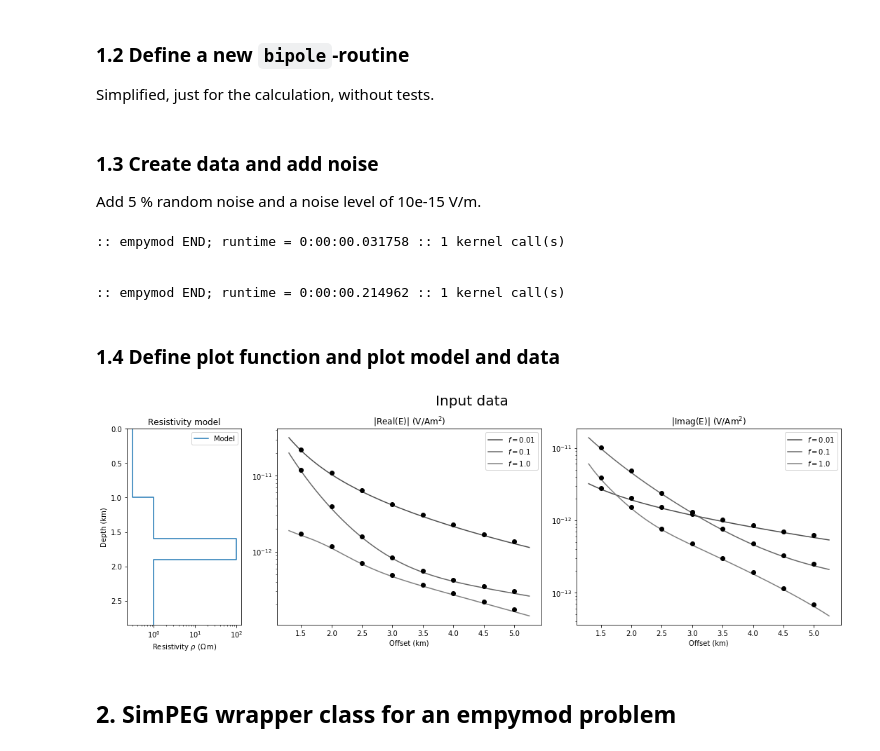
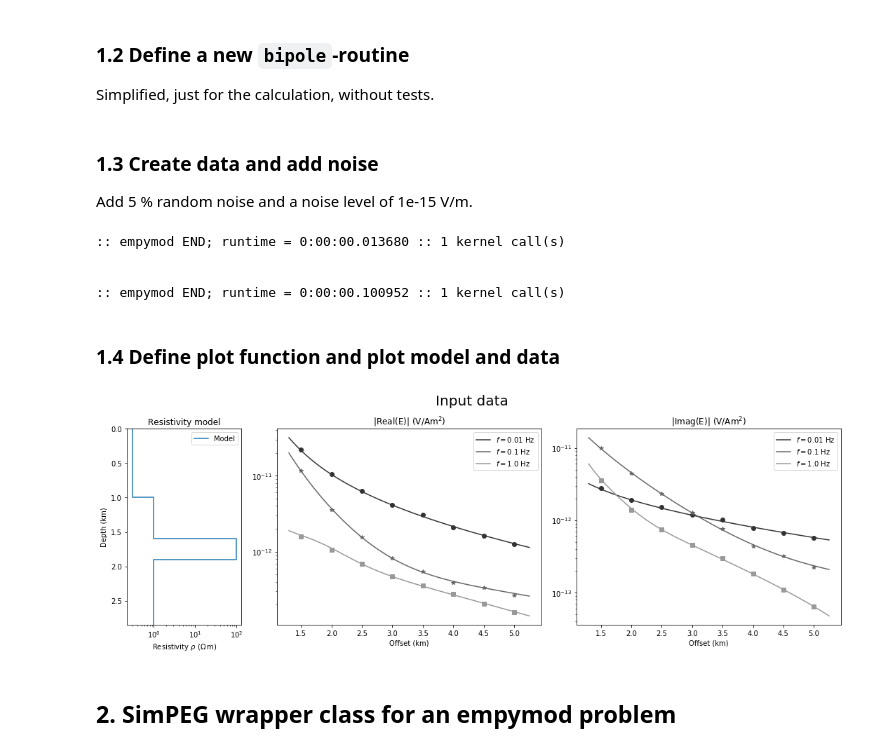
Before and after one commit to opengeophysics/scratchpad, a Jupyter notebook: SecondTest.ipynb, the cells around one changed output. Cells and saved outputs as stored; diff of their text form; code cells hidden in the pictures.

```diff
--- a/SecondTest.ipynb
+++ b/SecondTest.ipynb
@@ -186,14 +186,14 @@ def bipole(src, rec, depth, freq, etaH, etaV, zetaH, zetaV, msrc, srcpts, mrec,
 # %% [markdown]
 ### 1.3 Create data and add noise
 
-Add 5 % random noise and a noise level of 10e-15 V/m.
+Add 5 % random noise and a noise level of 1e-15 V/m.
 # %%
 # Data
 data = empymod.bipole(src, rec, depth, res, freq)
 
 # Generate noise
-mask = 5e-2*(1.5 - np.random.random_sample(data.shape))
-maskn = 1e-15*(1.5 - np.random.random_sample(data.shape))
+mask = 1e-1*(0.5 - np.random.random_sample(data.shape))
+maskn = 1e-15*(0.5 - np.random.random_sample(data.shape))
 
 # Apply noise
 data = data*(1 + mask) + maskn
@@ -207,10 +207,10 @@ if len(freq) == 1:
     data = data[None, :]
     full = full[None, :]
 # %% [output]
-:: empymod END; runtime = 0:00:00.031758 :: 1 kernel call(s)
+:: empymod END; runtime = 0:00:00.013680 :: 1 kernel call(s)
 
 
-:: empymod END; runtime = 0:00:00.214962 :: 1 kernel call(s)
+:: empymod END; runtime = 0:00:00.100952 :: 1 kernel call(s)
 # %% [markdown]
 ### 1.4 Define plot function and plot model and data
 # %%
@@ -248,37 +248,39 @@ def plot_data(title, res, idata=None):
     ax2 = plt.subplot2grid((1, 5), (0, 3), colspan=2)
     plt.title(r'|Imag(E)| (V/Am$^2$)')
     plt.xlabel('Offset (km)')
 
     # Loop over real, imaginary subplots
     for t, ax in enumerate([ax1, ax2]):
         # Get type
         ri_type = (np.real, np.imag)[t]
 
         # Activate required subplot
         plt.sca(ax)
 
         # Loop over frequencies
+        markers = ['o', '*', 's', 'd', 'p', '+', 'x']
         for i, f in enumerate(freq):
             # Plot True model
-            plt.semilogy(xf/1000, np.abs(ri_type(full[i, :])), str(0.3+i*0.1), label='$f=$'+str(f))
+            plt.semilogy(xf/1000, np.abs(ri_type(full[i, :])), str(0.2+i*0.2), label='$f=$'+str(f)+' Hz')
 
             # Plot data
-            plt.semilogy(off/1000, np.abs(ri_type(data[i, :].ravel('F'))), 'ko')
+            plt.semilogy(off/1000, np.abs(ri_type(data[i, :].ravel('F'))), ls='none', marker=markers[i],
+                         color=str(0.2+i*0.2))
 
             # Plot inversion result
             if np.any(idata):
-                plt.semilogy(off/1000, np.abs(ri_type(idata[i, :].ravel('F'))), 'd')
+                plt.semilogy(off/1000, np.abs(ri_type(idata[i, :].ravel('F'))), 'C3', ls='none', marker=markers[i])
 
         # Legend
         plt.legend(loc='best')
 
     plt.tight_layout()
     plt.show()
 
 # Plot Model and input data
 plot_data('Input data', {'Model': (depth, res)})
 # %% [output]
-[figure, old version]
+[figure, new version]
 # %% [markdown]
 ## 2. SimPEG wrapper class for an empymod problem
 # %%
```
Also changed, not shown: parts of 6 cells of this notebook, 2 other files.
